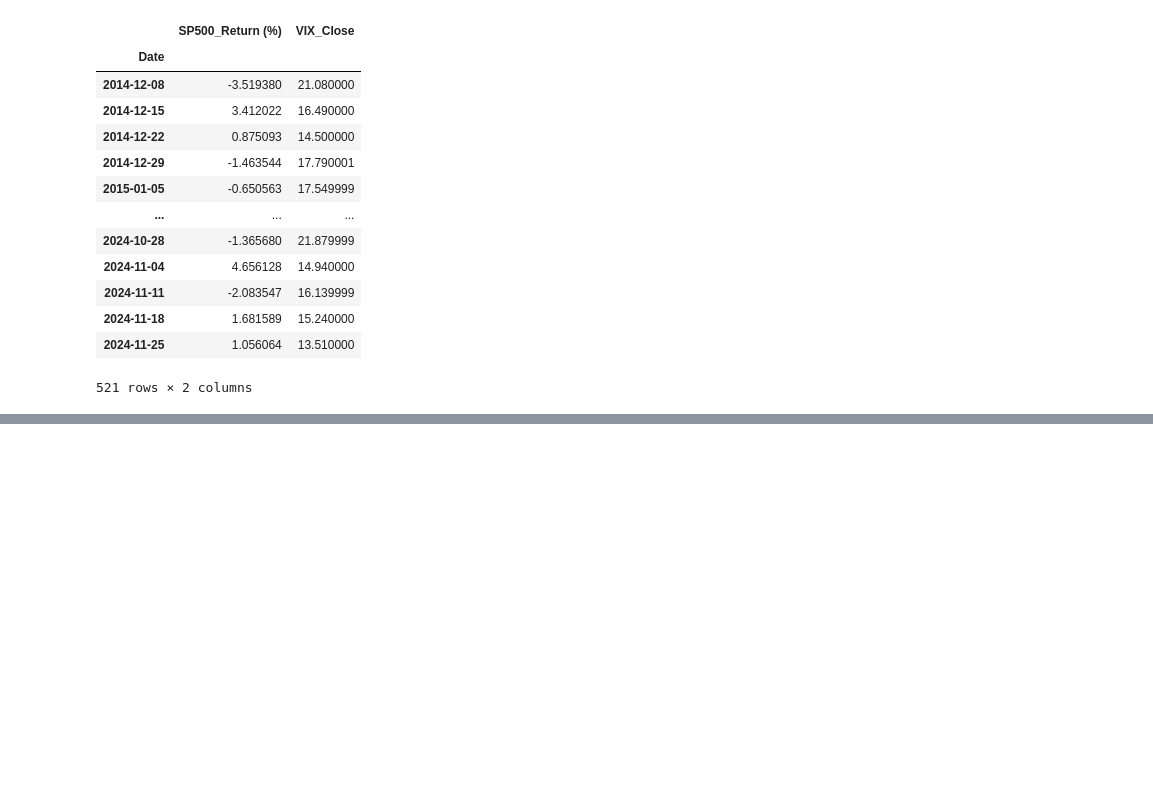
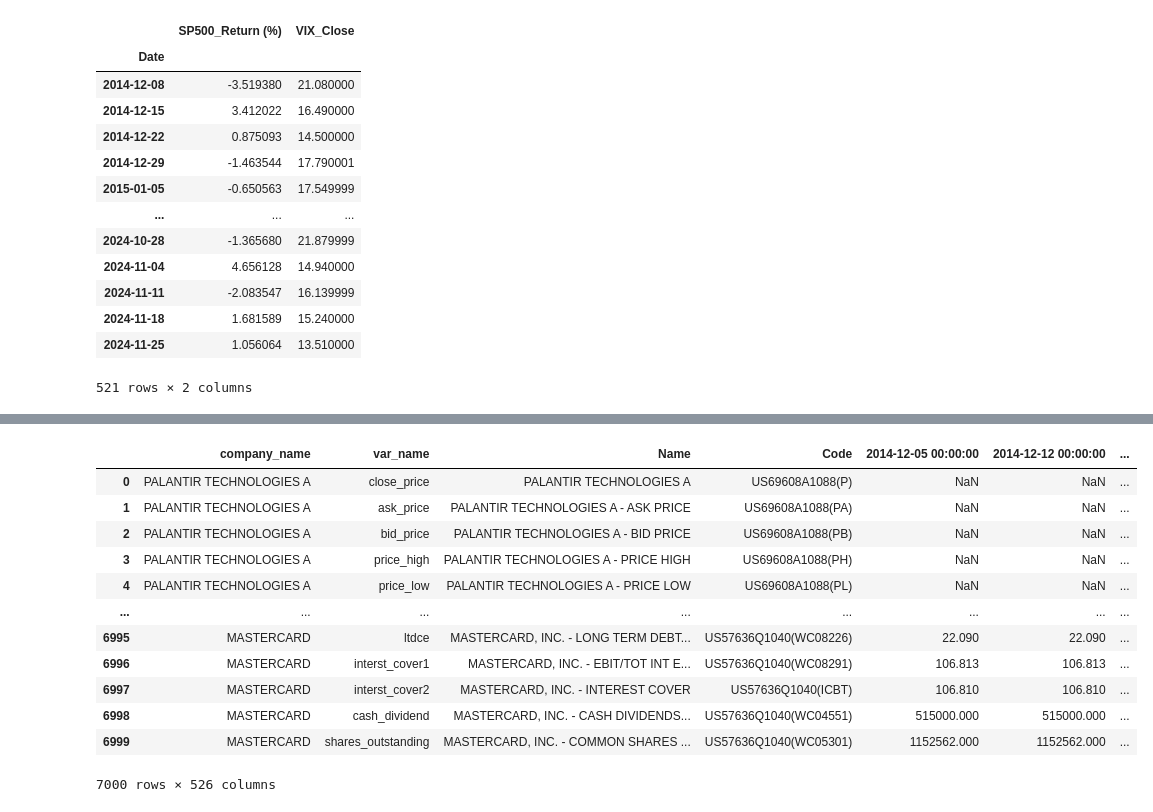
Before and after one commit to kaki1995/Project_Applying-AI-and-Large-Language-Models-in-Stock-Investment, a Jupyter notebook: Campus Challenge.ipynb, the cells around one changed output, grey strips where cells are left out. Saved outputs shown, nothing was run; the diff lists cells and outputs as text; code cells hidden in the pictures; blank space fills up the shorter version.

```diff
--- a/Campus Challenge.ipynb
+++ b/Campus Challenge.ipynb
@@ -70,0 +95,15 @@ sp500_vix
+# %%
+# Load the workbook
+file_path = "Request finish.xlsm"
+load_file = load_workbook(file_path, keep_vba=True)
+
+# Access the worksheet
+stock_data = load_file['full']
+
+# Extract data from the worksheet into a pandas DataFrame
+data = stock_data.values  # Extract the data as a generator of rows
+columns = next(data)  # Get the first row as column names
+df_stock = pd.DataFrame(data, columns=columns)  # Create DataFrame
+
+# Display the DataFrame
+df_stock.head()
@@ -70,0 +152,53 @@ sp500_vix
+# %%
+# Step 2: create a new column with only company names and a new column name with only variable names
+
+# Create a new column 'company_name' and set it to None
+df['company_name'] = None
+
+# Iterate every 35 rows to extract the company name and forward-fill
+for start in range(0, len(df), 35):
+    # Extract the company name at the start of each 35-row block
+    company_name = df.loc[start, 'Name']
+
+    # Assign this company name to all rows in the current block
+    df.loc[start:start+34, 'company_name'] = company_name
+
+# Forward-fill the remaining rows
+df['company_name'] = df['company_name'].ffill()
+
+# Create a new column 'var_name' and set it to None
+df['var_name'] = None
+
+# Create a list of 35 different variables
+variables = ["close_price", "ask_price", "bid_price", "price_high", "price_low", "price_open",
+             "turnover_value", "turnover_volume", "number_trades", "vwap", "trading_volume_wa",
+             "total_return", "pe", "ptbv", "dividend_yield", "operating_pm", "gross_pm",
+             "net_operating_income", "net_income", "roe", "roic", "roa", "ebit", "ebitda", "dpps",
+             "current_ratio", "quick_ratio", "inventory_turnover", "asset_turnover",
+             "tdce", "ltdce", "interst_cover1", "interst_cover2", "cash_dividend", "shares_outstanding"]
+
+# Iterate over every 35 rows to assign variable names
+for start in range(0, len(df), 35):
+    # Assign variable names to the 'var_name' column for the current block
+    var_names_to_assign = variables[:len(df.loc[start:start+34])]
+    df.loc[start:start+34, 'var_name'] = var_names_to_assign
+
+# Move 'company_name' and 'var_name' to the correct positions
+df = df[['company_name', 'var_name'] + [col for col in df.columns if col not in ['company_name', 'var_name']]]
+
+# View the resulting DataFrame
+df
+# %% [output]
+|  | company_name | var_name | Name | Code | 2014-12-05 00:00:00 | 2014-12-12 00:00:00 | ... |
+| 0 | PALANTIR TECHNOLOGIES A | close_price | PALANTIR TECHNOLOGIES A | US69608A1088(P) | NaN | NaN | ... |
+| 1 | PALANTIR TECHNOLOGIES A | ask_price | PALANTIR TECHNOLOGIES A - ASK PRICE | US69608A1088(PA) | NaN | NaN | ... |
+| 2 | PALANTIR TECHNOLOGIES A | bid_price | PALANTIR TECHNOLOGIES A - BID PRICE | US69608A1088(PB) | NaN | NaN | ... |
+| 3 | PALANTIR TECHNOLOGIES A | price_high | PALANTIR TECHNOLOGIES A - PRICE HIGH | US69608A1088(PH) | NaN | NaN | ... |
+| 4 | PALANTIR TECHNOLOGIES A | price_low | PALANTIR TECHNOLOGIES A - PRICE LOW | US69608A1088(PL) | NaN | NaN | ... |
+| ... | ... | ... | ... | ... | ... | ... | ... |
+| 6995 | MASTERCARD | ltdce | MASTERCARD, INC. - LONG TERM DEBT... | US57636Q1040(WC08226) | 22.090 | 22.090 | ... |
+| 6996 | MASTERCARD | interst_cover1 | MASTERCARD, INC. - EBIT/TOT INT E... | US57636Q1040(WC08291) | 106.813 | 106.813 | ... |
+| 6997 | MASTERCARD | interst_cover2 | MASTERCARD, INC. - INTEREST COVER | US57636Q1040(ICBT) | 106.810 | 106.810 | ... |
+| 6998 | MASTERCARD | cash_dividend | MASTERCARD, INC. - CASH DIVIDENDS... | US57636Q1040(WC04551) | 515000.000 | 515000.000 | ... |
+| 6999 | MASTERCARD | shares_outstanding | MASTERCARD, INC. - COMMON SHARES ... | US57636Q1040(WC05301) | 1152562.000 | 1152562.000 | ... |
+7000 rows × 526 columns
```
Also changed, not shown: parts of 21 cells of this notebook.
